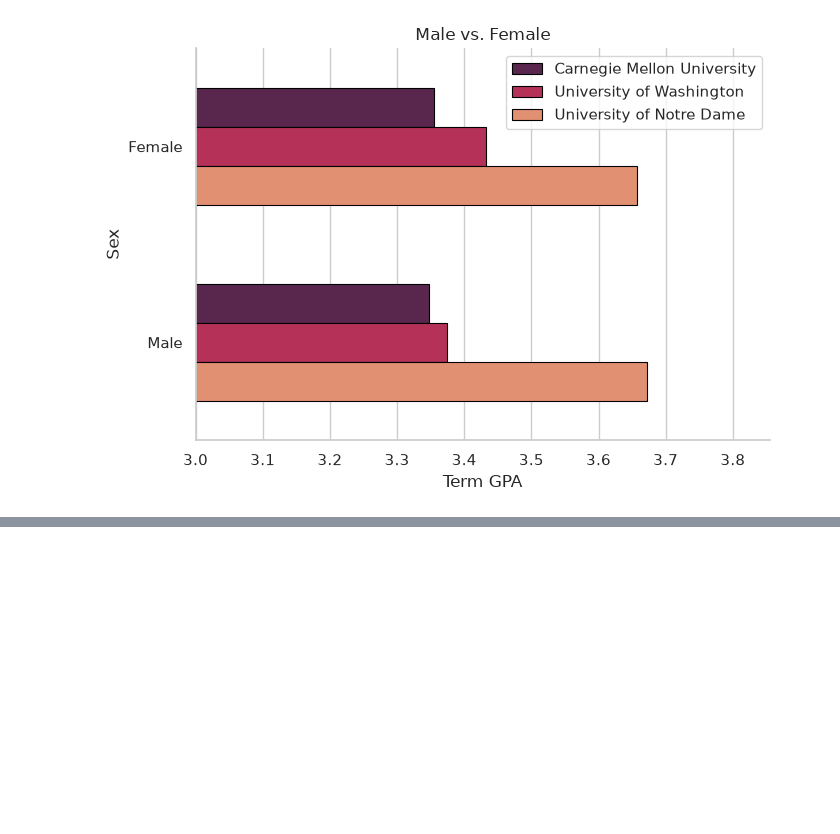
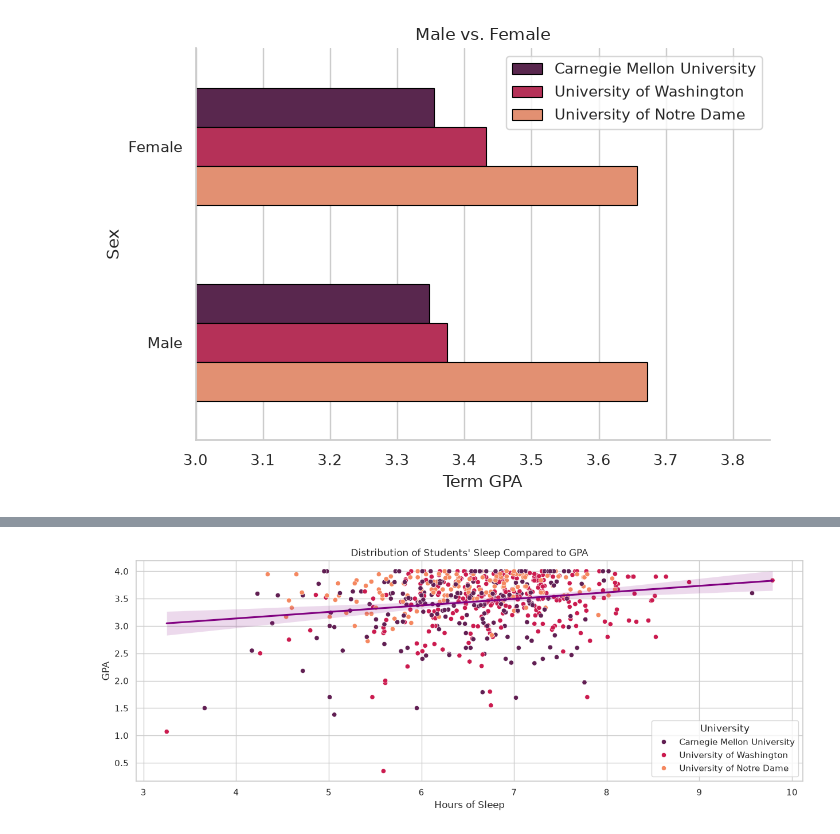
Before and after one commit to ethan-mathews24/EDS217, a Jupyter notebook: KEN.ipynb, the cells around one changed output, grey strips where cells are left out. Saved outputs shown, nothing was run; the diff lists cells and outputs as text; code cells hidden in the pictures; blank space fills up the shorter version.

```diff
--- a/KEN.ipynb
+++ b/KEN.ipynb
@@ -120,7 +120,7 @@ def loopy(hours):
 # %%
 # making a new column from the loop
 
-df['sleep'] = df['avg_sleep_hours'].apply(loopy).copy()
+df['sleep_classification'] = df['avg_sleep_hours'].apply(loopy).copy()
 # %%
 df.head()
 # %% [output]
@@ -133,0 +134,5 @@ df.head()
+# %%
+sorted = df[[
+    'student_id', 'university', 'gender', 'first_generation',
+    'avg_sleep_minutes', 'avg_sleep_hours', 'daytime_sleep_minutes',
+    'prior_gpa', 'term_gpa', 'gpa_change', 'sleep_classification']].copy()
@@ -168,0 +251,27 @@ plt.show()
+# %%
+plt.figure(figsize=(15,5))
+
+
+sns.scatterplot(
+    data = sorted,
+    x = 'avg_sleep_hours',
+    y = 'term_gpa',
+    hue='university',
+    palette='rocket'
+)
+
+sns.regplot(
+    data=sorted,
+    x='avg_sleep_hours',
+    y='term_gpa',
+    scatter=False,
+    color='purple'
+)
+
+plt.legend(title='University')
+plt.xlabel('Hours of Sleep')
+plt.ylabel('GPA')
+plt.title("Distribution of Students' Sleep Compared to GPA")
+plt.show()
+# %% [output]
+[figure, added]
```
Also changed, not shown: parts of 7 cells of this notebook.
